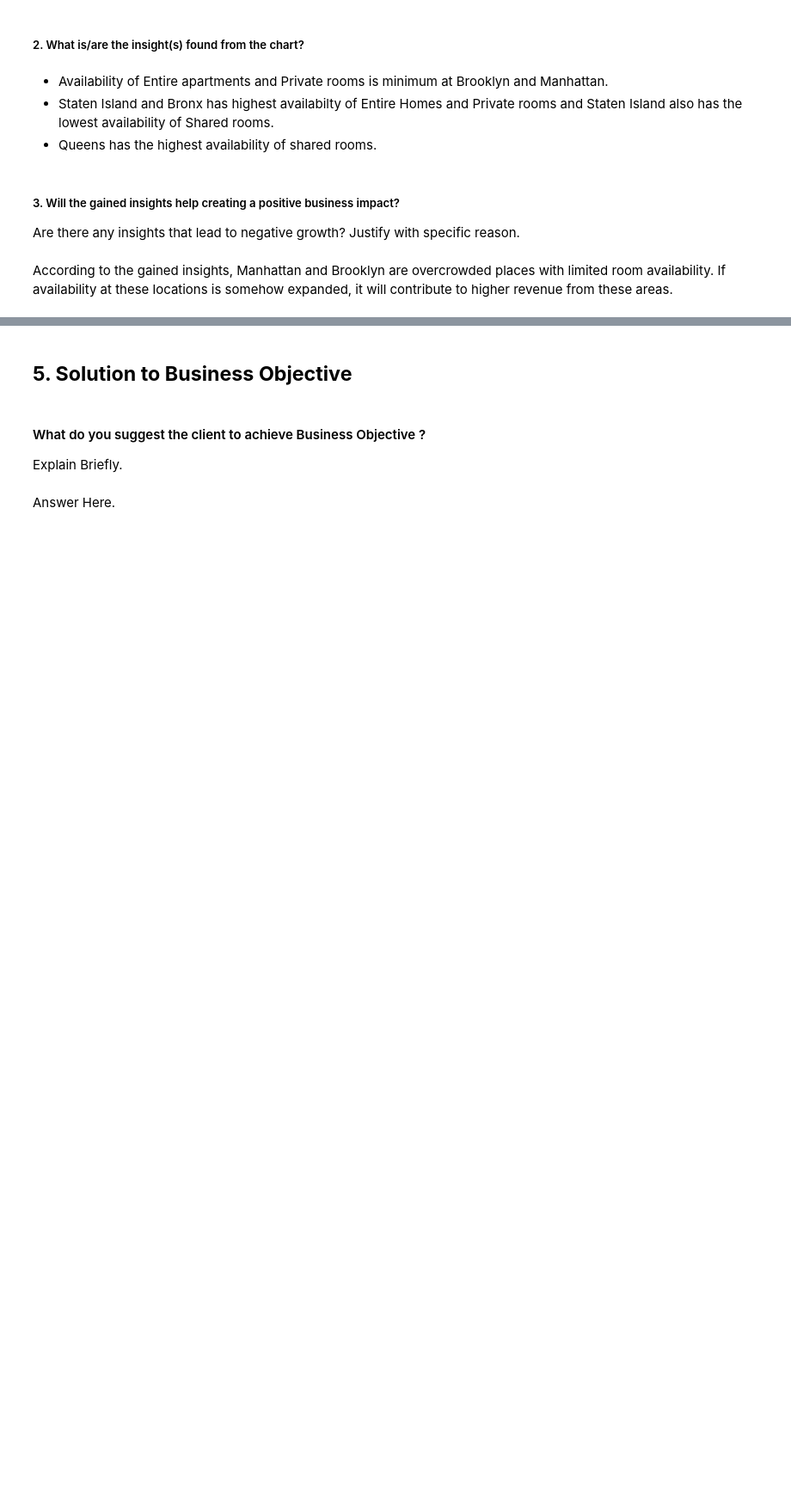
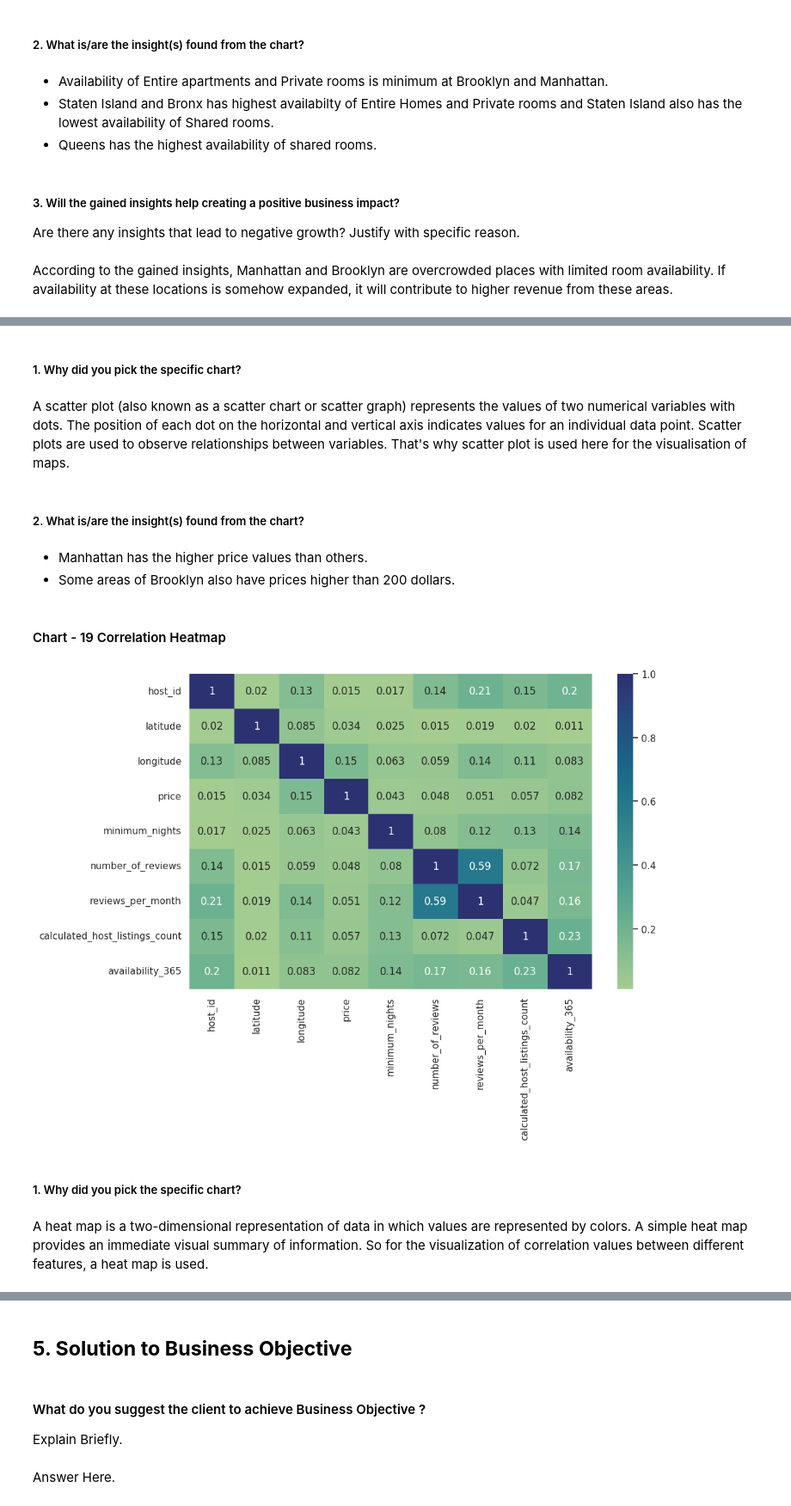
Before and after one commit to abhijain1216/Airbnb-Bookings-Analysis-EDA, a Jupyter notebook: Airbnb_Bookings_Analysis_EDA.ipynb, the cells around one changed output, grey strips where cells are left out. Shown at 86% size. Saved outputs shown, nothing was run; the diff lists cells and outputs as text; code cells hidden in the pictures; blank space fills up the shorter version.

```diff
--- a/Airbnb_Bookings_Analysis_EDA.ipynb
+++ b/Airbnb_Bookings_Analysis_EDA.ipynb
@@ -1095,0 +1138,26 @@ According to the gained insights, Manhattan and Brooklyn are overcrowded places
+# %% [markdown]
+##### 1. Why did you pick the specific chart?
+# %% [markdown]
+A scatter plot (also known as a scatter chart or scatter graph) represents the values of two numerical variables with dots. The position of each dot on the horizontal and vertical axis indicates values for an individual data point. Scatter plots are used to observe relationships between variables. That's why scatter plot is used here for the visualisation of maps.
+# %% [markdown]
+##### 2. What is/are the insight(s) found from the chart?
+# %% [markdown]
+* Manhattan has the higher price values than others.
+* Some areas of Brooklyn also have prices higher than 200 dollars.
+# %% [markdown]
+#### Chart - 19  Correlation Heatmap
+# %%
+# Chart-19 visualization code
+
+# heat maps for correlation
+plt.figure(figsize=(11,8))
+correlation = airbnb.corr()
+sns.heatmap(abs(correlation),annot=True,cmap ='crest')
+plt.tight_layout()
+plt.show()
+# %% [output]
+[figure, added]
+# %% [markdown]
+##### 1. Why did you pick the specific chart?
+# %% [markdown]
+A heat map is a two-dimensional representation of data in which values are represented by colors. A simple heat map provides an immediate visual summary of information. So for the visualization of correlation values between different features, a heat map is used.
```
Also changed, not shown: parts of 11 cells of this notebook.
